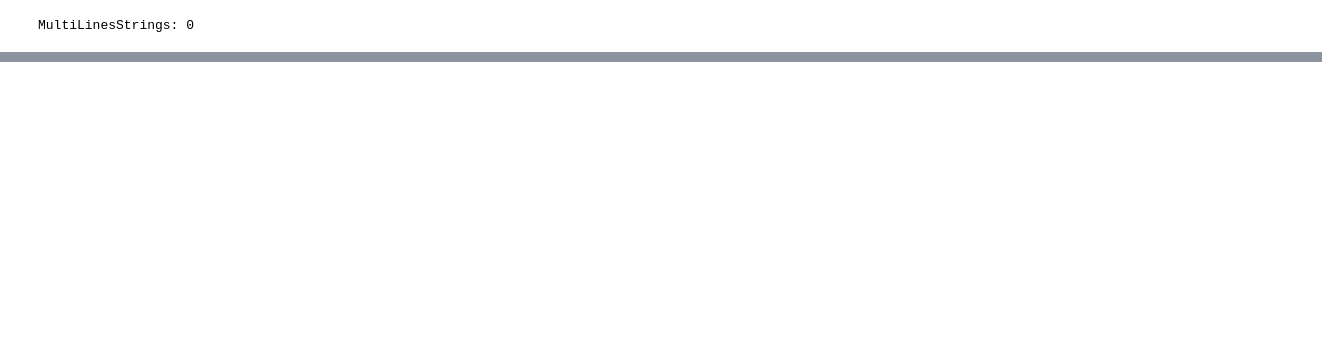
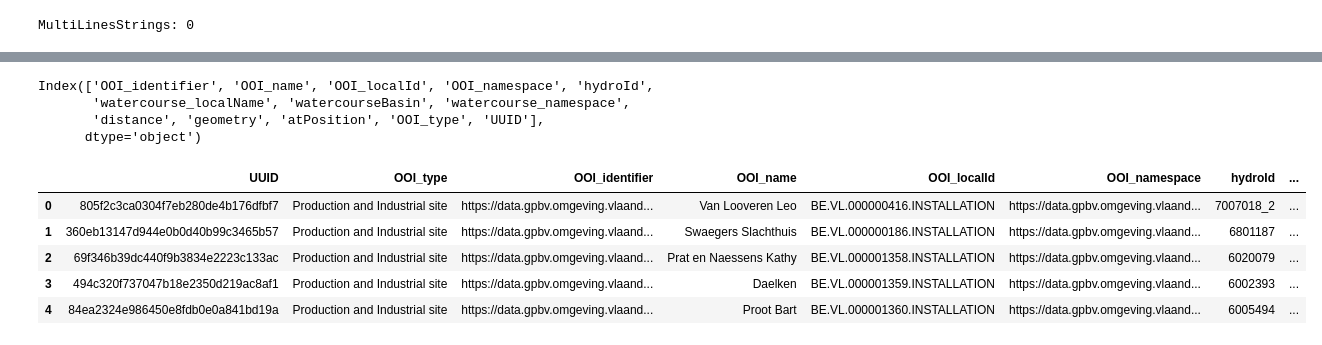
Before and after one commit to naomithiru/go-peg, a Jupyter notebook: notebooks/locations_of_interest_points.ipynb, the cells around one changed output, grey strips where cells are left out. Cells and saved outputs as stored; diff of their text form; code cells hidden in the pictures; blank space fills up the shorter version.

```diff
--- a/notebooks/locations_of_interest_points.ipynb
+++ b/notebooks/locations_of_interest_points.ipynb
@@ -283,0 +285,18 @@ point_loc2.to_file(r"C:\Workdir\Develop\TR_USECASE\data_transform\vl_point_loc3.
+# %%
+gdf_links_final.columns
+# %% [output]
+Index(['OOI_identifier', 'OOI_name', 'OOI_localId', 'OOI_namespace', 'hydroId',
+       'watercourse_localName', 'watercourseBasin', 'watercourse_namespace',
+       'distance', 'geometry', 'atPosition', 'OOI_type', 'UUID'],
+      dtype='object')
+# %%
+links_final = gdf_links_final[['UUID', 'OOI_type', 'OOI_identifier', 'OOI_name', 'OOI_localId', 'OOI_namespace', 'hydroId', 'watercourse_namespace', 'geometry']]
+# %%
+links_final.head()
+# %% [output]
+|  | UUID | OOI_type | OOI_identifier | OOI_name | OOI_localId | OOI_namespace | hydroId | ... |
+| 0 | 805f2c3ca0304f7eb280de4b176dfbf7 | Production and Industrial site | https://data.gpbv.omgeving.vlaand... | Van Looveren Leo | BE.VL.000000416.INSTALLATION | https://data.gpbv.omgeving.vlaand... | 7007018_2 | ... |
+| 1 | 360eb13147d944e0b0d40b99c3465b57 | Production and Industrial site | https://data.gpbv.omgeving.vlaand... | Swaegers Slachthuis | BE.VL.000000186.INSTALLATION | https://data.gpbv.omgeving.vlaand... | 6801187 | ... |
+| 2 | 69f346b39dc440f9b3834e2223c133ac | Production and Industrial site | https://data.gpbv.omgeving.vlaand... | Prat en Naessens Kathy | BE.VL.000001358.INSTALLATION | https://data.gpbv.omgeving.vlaand... | 6020079 | ... |
+| 3 | 494c320f737047b18e2350d219ac8af1 | Production and Industrial site | https://data.gpbv.omgeving.vlaand... | Daelken | BE.VL.000001359.INSTALLATION | https://data.gpbv.omgeving.vlaand... | 6002393 | ... |
+| 4 | 84ea2324e986450e8fdb0e0a841bd19a | Production and Industrial site | https://data.gpbv.omgeving.vlaand... | Proot Bart | BE.VL.000001360.INSTALLATION | https://data.gpbv.omgeving.vlaand... | 6005494 | ... |
```
Also changed, not shown: parts of 55 cells of this notebook, 8 other files.
